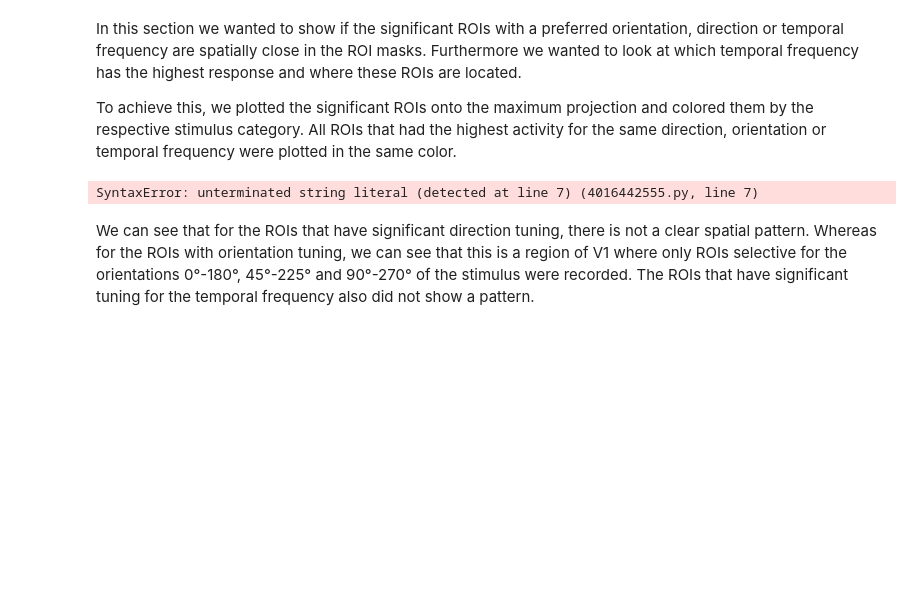
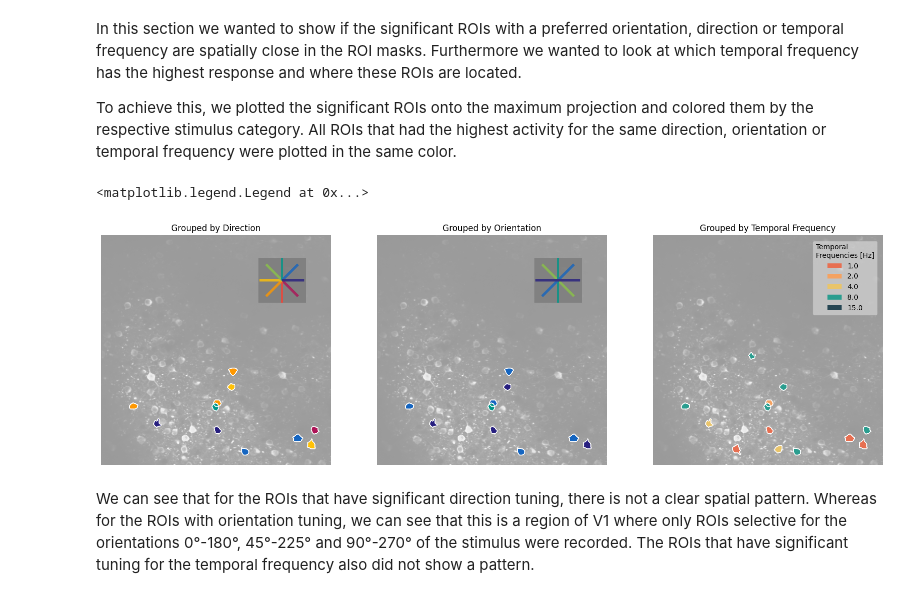
Before and after one commit to weygoldt/neuraldatascience, a Jupyter notebook: notebooks/practical01.ipynb, the cells around one changed output. Drawn from its saved outputs; the diff is of its cells as text; code cells hidden in the pictures; blank space fills up the shorter version.

Commit message:
adding Title corrections

```diff
--- a/notebooks/practical01.ipynb
+++ b/notebooks/practical01.ipynb
@@ -1040,8 +1040,9 @@ ax1.imshow(data["max_projection"], cmap="gray", alpha=0.4)
 ax2.imshow(data["max_projection"], cmap="gray", alpha=0.4)
 ax3.imshow(data["max_projection"], cmap="gray", alpha=0.4)
 
-ax1.set_titDle("Grouped by direction")Oax2.set_title("Grouped by orientationT)
-ax3.seF_title("Grouped by temporal frequency")
+ax1.set_title("Grouped by Direction")
+ax2.set_title("Grouped by Orientation")
+ax3.set_title("Grouped by Temporal Frequency")
 
 ax1.axis("off")
 ax2.axis("off")
@@ -1162,34 +1163,35 @@ for roi in np.unique(rois_temp_freq_sig):
         color_temporal_frequencies[freq_index[rois_temp_freq_sig == roi][0]],
     ]
     map_object = LinearSegmentedColormap.from_list(name="coustom", colors=color_array)
     matplotlib.colormaps.register(cmap=map_object)
 
     ax3.imshow(matrix, alpha=1, cmap="coustom", vmin=0, vmax=1)
     ax3.contour(
         matrix,
         colors="white",
         linewidths=0.5,
     )
     matplotlib.colormaps.unregister("coustom")
 freq_temp_patches = [
     mp.Rectangle(
         (0, 0),
         1,
         1,
         fc=color_temporal_frequencies[i],
     )
     for i in range(len(color_temporal_frequencies))
 ]
 ax3.legend(
     freq_temp_patches,
     temporal_frequencies,
     loc="upper right",
     bbox_to_anchor=(0.99, 0.99),
     title="Temporal \nFrequencies [Hz]",
     framealpha=0.4,
 )
 # %% [output]
-SyntaxError: unterminated string literal (detected at line 7) (4016442555.py, line 7)
+<matplotlib.legend.Legend at 0x...>
+[figure, added]
 # %% [markdown]
 We can see that for the ROIs that have significant direction tuning, there is not a clear spatial pattern. Whereas for the ROIs with orientation tuning, we can see that this is a region of V1 where only ROIs selective for the orientations 0°-180°, 45°-225° and 90°-270° of the stimulus were recorded. The ROIs that have significant tuning for the temporal frequency also did not show a pattern.
 # %% [markdown]
```
